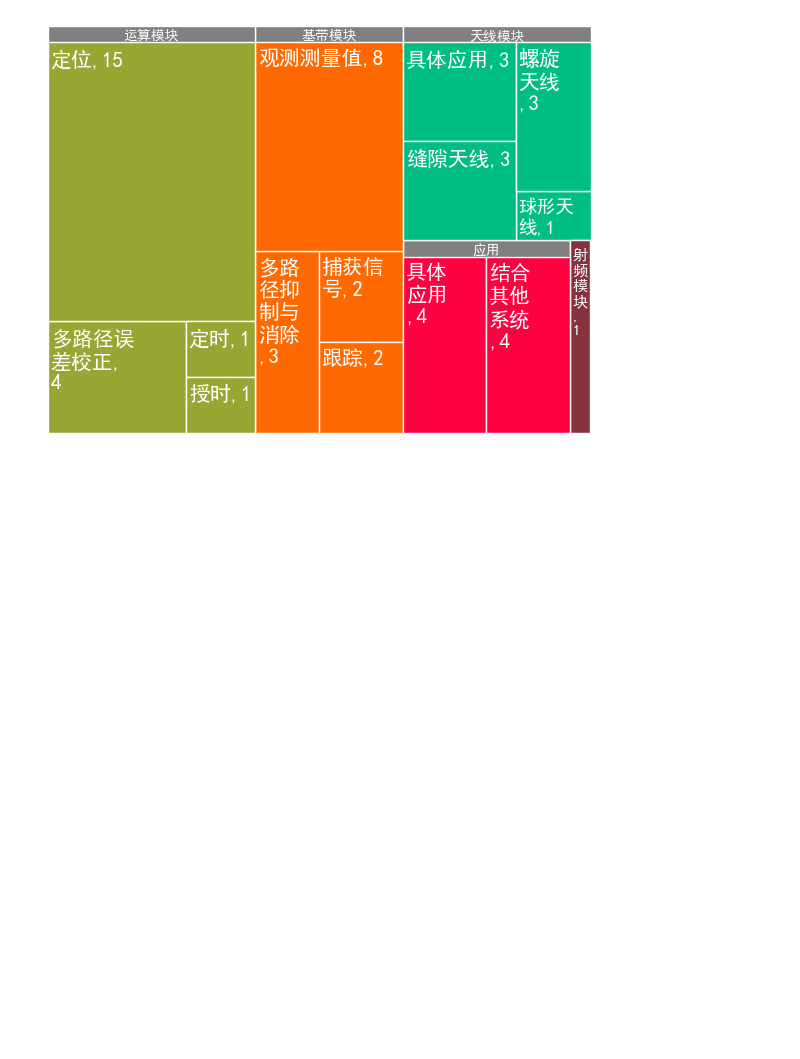
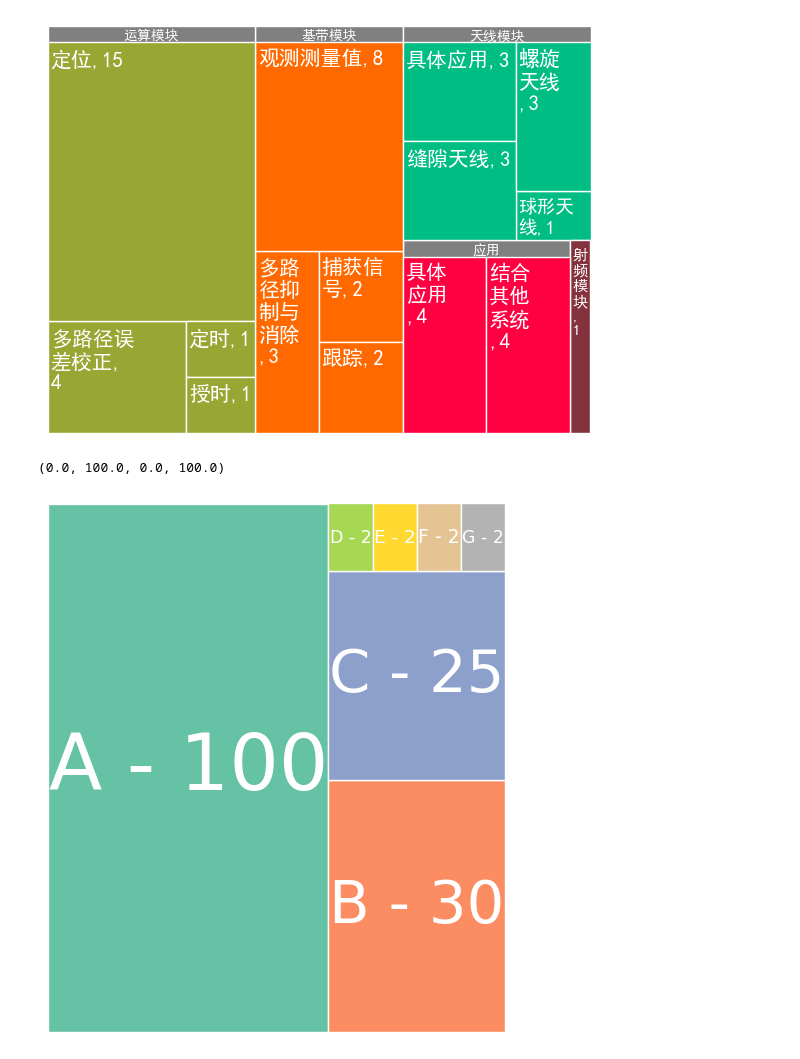
Before and after one commit to chenyulue/matplotlib-extra, a Jupyter notebook: examples/example.ipynb, the cells around one changed output. Cells and saved outputs as stored; diff of their text form; code cells hidden in the pictures; blank space fills up the shorter version.

```diff
--- a/examples/example.ipynb
+++ b/examples/example.ipynb
@@ -192,3 +192,19 @@ ax.axis('off')
 trc.texts['一级'][2].set_text('')
 # %% [output]
 [figure]
+# %%
+df = pd.DataFrame({'title':list('ABCDEFG'),
+                   'counts':[100, 30, 25, 2, 2, 2, 2]})
+df['labels'] = [f'{a} - {b}' for a,b in zip(df['title'], df['counts'])]
+
+fig, ax = plt.subplots(figsize=(7,7), dpi=100, subplot_kw=dict(aspect=1.156))
+
+tr.treemap(ax, df, area='counts', labels='labels',
+           cmap='Set2', fill='title',
+           rectprops=dict(ec='w'),
+           textprops=dict(c='w'))
+
+ax.axis('off')
+# %% [output]
+(0.0, 100.0, 0.0, 100.0)
+[figure, added]
```
Also changed, not shown: parts of 1 cell of this notebook.
